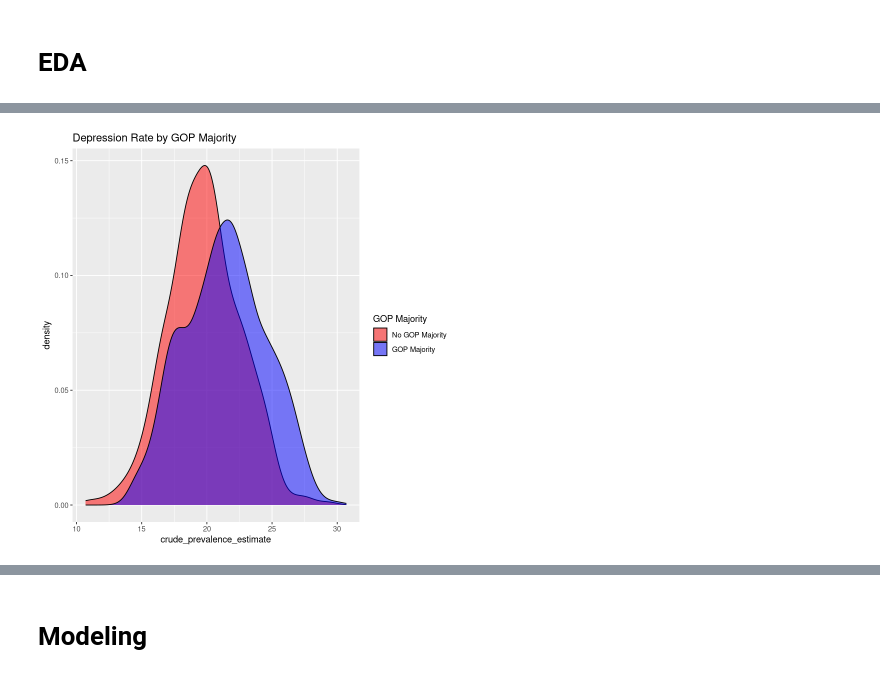
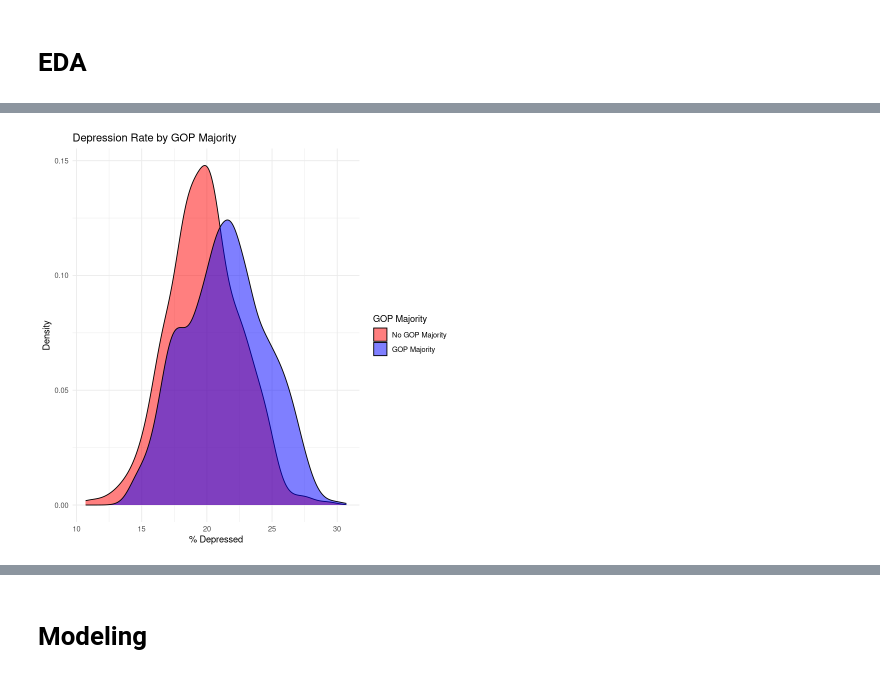
Before and after one commit to Harinath-B/CS7DS3---Applied-Statistical-Modelling, a Jupyter notebook: Final/final.ipynb, the cells around one changed output, grey strips where cells are left out. Saved outputs shown, nothing was run; the diff lists cells and outputs as text; code cells hidden in the pictures.

```diff
--- a/Final/final.ipynb
+++ b/Final/final.ipynb
@@ -24,12 +24,11 @@ usvotes <- usvotes %>%
     majority_gop = if_else(per_gop > 50, 1, 0),
     scaled_depression = scale(crude_prevalence_estimate),
     scaled_race = scale(race),
-    log_pop = scale(log(tot_pop)),
-    turnout_rate = total_votes / tot_pop,
+    log_tot_pop = log(tot_pop + 1),
+    scaled_log_pop = as.numeric(scale(log_tot_pop)),
     state = as.factor(stname)
-  )
+  ) %>%
+  drop_na(per_gop, crude_prevalence_estimate, race)
-# %%
-usvotes <- usvotes %>% drop_na(per_gop, crude_prevalence_estimate, race)
 # %% [markdown]
 # EDA
 # %%
@@ -53,9 +43,10 @@ ggplot(usvotes, aes(x = tot_pop)) +
 # %%
+# Density plot: Depression rates by GOP majority
 ggplot(usvotes, aes(x = crude_prevalence_estimate, fill = factor(majority_gop))) +
   geom_density(alpha = 0.5) +
   scale_fill_manual(values = c("0" = "red", "1" = "blue"),
-                  labels = c("No GOP Majority", "GOP Majority")) +
-
-  labs(title = "Depression Rate by GOP Majority", fill = "GOP Majority")
+                    labels = c("No GOP Majority", "GOP Majority")) +
+  labs(title = "Depression Rate by GOP Majority", x = "% Depressed", y = "Density", fill = "GOP Majority") +
+  theme_minimal()
 # %% [output]
-[figure, old version]
+[figure, new version]
```
Also changed, not shown: parts of 46 cells of this notebook, 1 other file.
